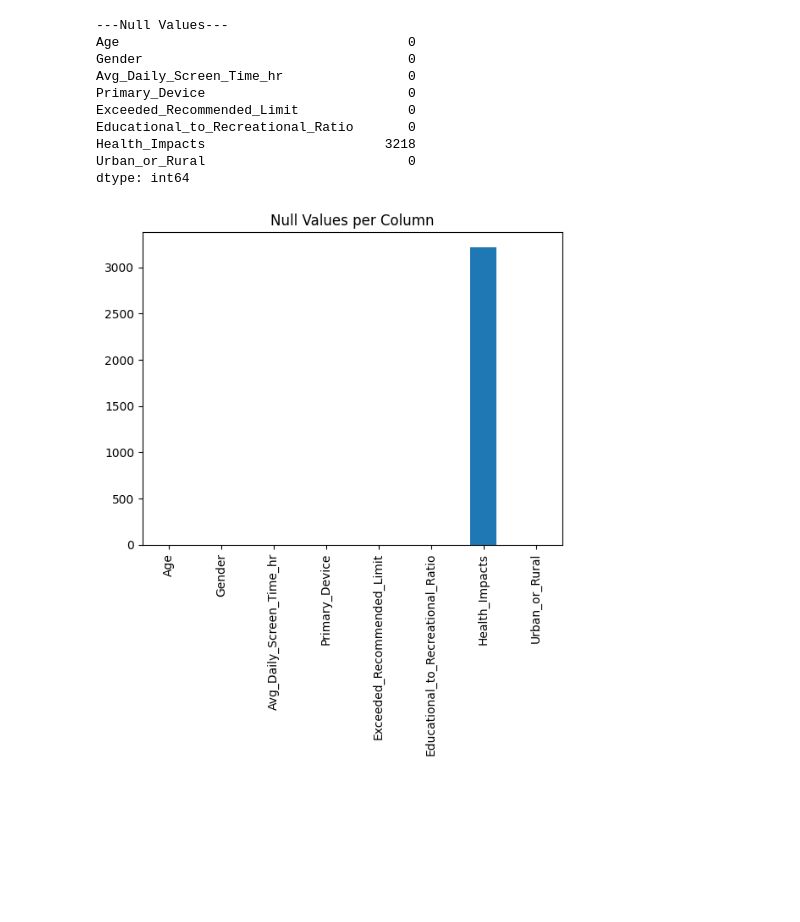
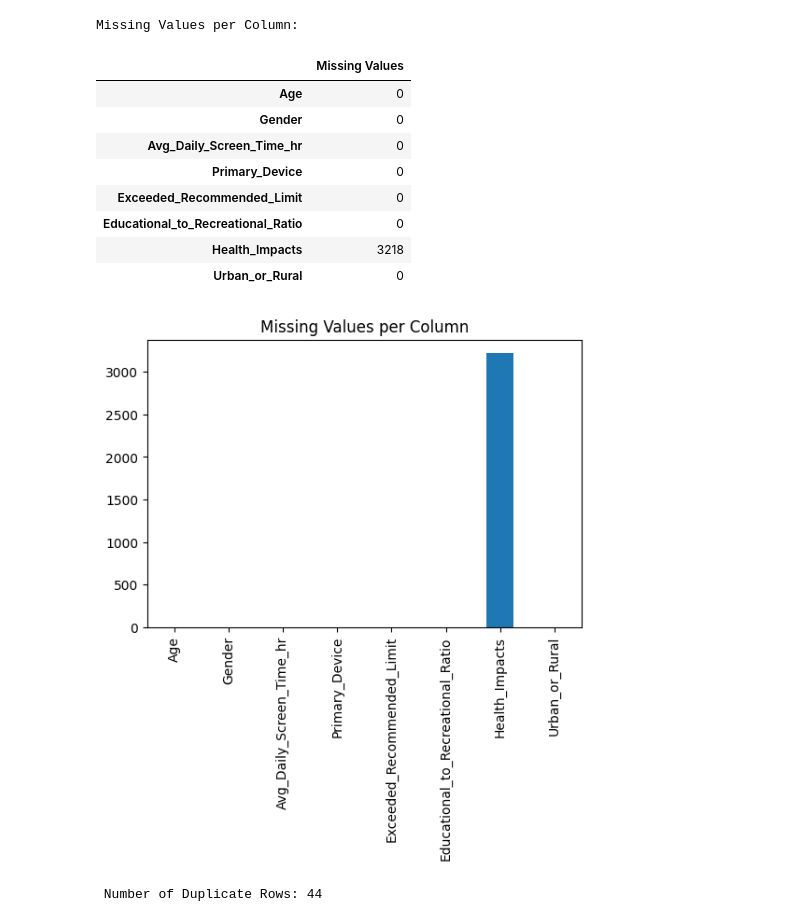
Before and after one commit to springboardmentor2468a-lab/Projects, a Jupyter notebook: Week1.ipynb, the cells around one changed output. Saved outputs shown, nothing was run; the diff lists cells and outputs as text; code cells hidden in the pictures; blank space fills up the shorter version.

```diff
--- a/Week1.ipynb
+++ b/Week1.ipynb
@@ -32,18 +67,26 @@ memory usage: 540.7+ KB
 # %%
-print("\n---Null Values---")
-print(df.isnull().sum())
-df.isnull().sum().plot(kind="bar")
-plt.title("Null Values per Column")
+# Missing values
+print("Missing Values per Column:")
+display(df.isnull().sum().to_frame("Missing Values"))
+print("\n")
+
+# Visualizing missing values
+df.isnull().sum().plot(kind="bar", figsize=(6,4))
+plt.title("Missing Values per Column")
 plt.show()
+
+# Duplicate Values
+print(f"\n Number of Duplicate Rows: {df.duplicated().sum()}")
 # %% [output]
----Null Values---
-Age                                     0
-Gender                                  0
-Avg_Daily_Screen_Time_hr                0
-Primary_Device                          0
-Exceeded_Recommended_Limit              0
-Educational_to_Recreational_Ratio       0
-Health_Impacts                       3218
-Urban_or_Rural                          0
-dtype: int64
+Missing Values per Column:
+|  | Missing Values |
+| Age | 0 |
+| Gender | 0 |
+| Avg_Daily_Screen_Time_hr | 0 |
+| Primary_Device | 0 |
+| Exceeded_Recommended_Limit | 0 |
+| Educational_to_Recreational_Ratio | 0 |
+| Health_Impacts | 3218 |
+| Urban_or_Rural | 0 |
-[figure, old version]
+[figure, new version]
+ Number of Duplicate Rows: 44
```
Also changed, not shown: parts of 11 cells of this notebook.
